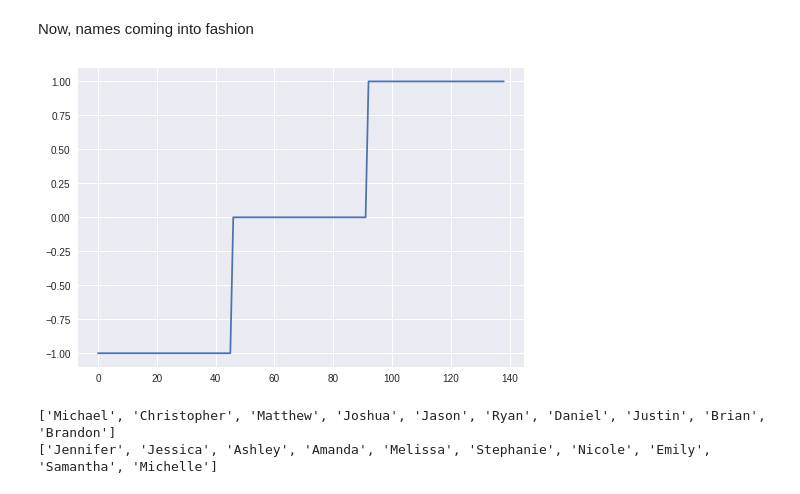
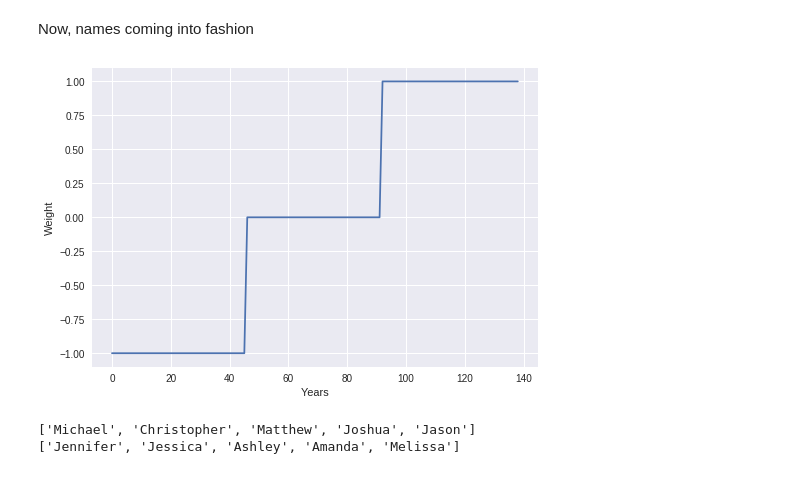
Before and after one commit to danj7/popular_baby_names, a Jupyter notebook: Baby Names - Names coming and going.ipynb, the cells around one changed output. Saved outputs shown, nothing was run; the diff lists cells and outputs as text; code cells hidden in the pictures.

```diff
--- a/Baby Names - Names coming and going.ipynb
+++ b/Baby Names - Names coming and going.ipynb
@@ -246,13 +260,15 @@ Now, names coming into fashion
 # %%
 # Mask for new names. Shape only depends on years.
 mask = np.zeros(namesMperYear.shape[0])
 mask[:namesMperYear.shape[0]//3] = -1
 mask[-namesMperYear.shape[0]//3:] = 1
 
 # Previewing the mask
 _ = plt.plot(mask)
+_ = plt.xlabel('Years')
+_ = plt.ylabel('Weight')
 # %% [output]
-[figure, old version]
+[figure, new version]
 # %%
 # Making a copy of the dataframe and saving it as a numpy array
 appearing_scoreM = namesMperYearPercent.copy().to_numpy()
@@ -264,14 +280,14 @@ appearing_scoreF *= mask.reshape(mask.shape[0],1).repeat(namesFperYear.shape[1],
 appearing_scoreM = appearing_scoreM.sum(0)
 appearing_scoreF = appearing_scoreF.sum(0)
 # Finding the top 10 scorers
-namesindicesM = appearing_scoreM.argsort()[::-1][:10]
-namesindicesF = appearing_scoreF.argsort()[::-1][:10]
+namesindicesM = appearing_scoreM.argsort()[::-1][:5]
+namesindicesF = appearing_scoreF.argsort()[::-1][:5]
 # Listing the names with the top 10 appearing scores
 print(list(namesMperYear.columns[namesindicesM]))
 print(list(namesFperYear.columns[namesindicesF]))
 # %% [output]
-['Michael', 'Christopher', 'Matthew', 'Joshua', 'Jason', 'Ryan', 'Daniel', 'Justin', 'Brian', 'Brandon']
-['Jennifer', 'Jessica', 'Ashley', 'Amanda', 'Melissa', 'Stephanie', 'Nicole', 'Emily', 'Samantha', 'Michelle']
+['Michael', 'Christopher', 'Matthew', 'Joshua', 'Jason']
+['Jennifer', 'Jessica', 'Ashley', 'Amanda', 'Melissa']
 # %%
 # Plotting the history of those names
 nameslist = list(namesMperYear.columns[namesindicesM])
```
Also changed, not shown: parts of 13 cells of this notebook, 3 other files.
